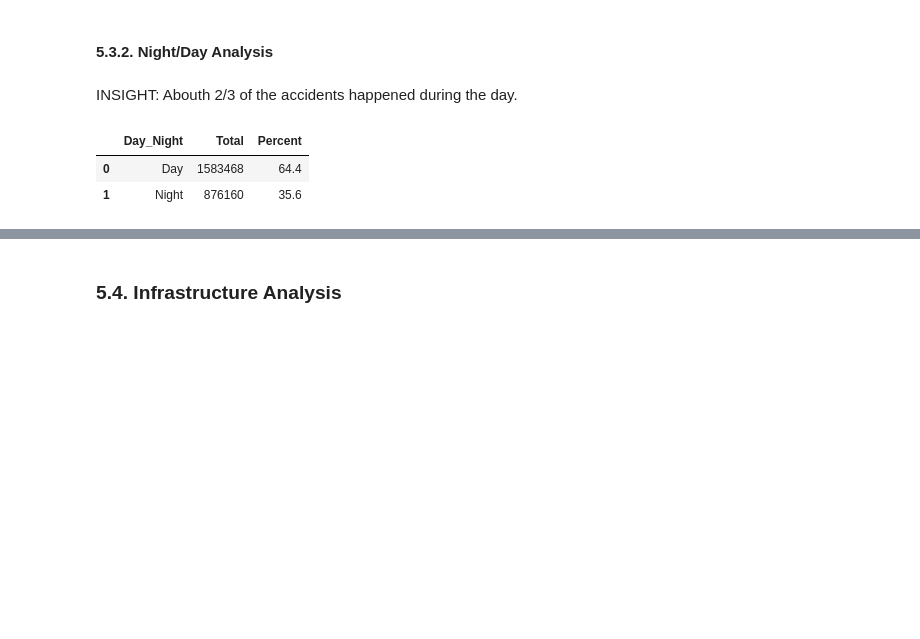
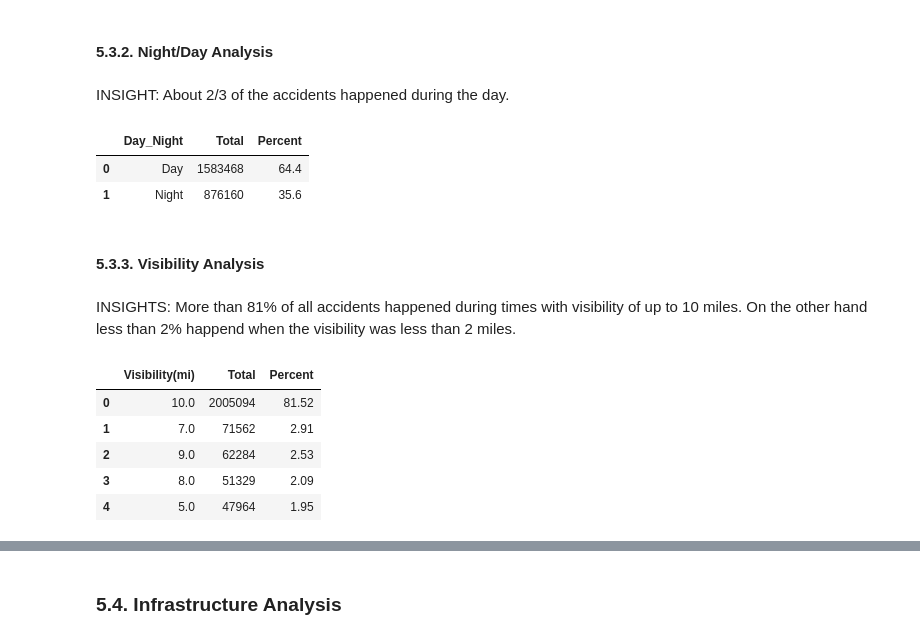
Before and after one commit to lyubol/Exploratory-Data-Analysis, a Jupyter notebook: EDA - US Accidents/US Accidents-checkpoint.ipynb, the cells around one changed output, grey strips where cells are left out. Drawn from its saved outputs; the diff is of its cells as text; code cells hidden in the pictures; blank space fills up the shorter version.

```diff
--- a/EDA - US Accidents/US Accidents-checkpoint.ipynb
+++ b/EDA - US Accidents/US Accidents-checkpoint.ipynb
@@ -798,7 +798,7 @@ df_accidents_temperature_bins
 # %% [markdown]
 #### 5.3.2. Night/Day Analysis
 # %% [markdown]
-INSIGHT: Abouth 2/3 of the accidents happened during the day.
+INSIGHT: About 2/3 of the accidents happened during the day.
 # %%
 # Calculate total accidents by time of day (day or night)
 df_accidents_day_night = (
@@ -819,3 +819,33 @@ df_accidents_day_night
 |  | Day_Night | Total | Percent |
 | 0 | Day | 1583468 | 64.4 |
 | 1 | Night | 876160 | 35.6 |
+# %% [markdown]
+#### 5.3.3. Visibility Analysis
+# %% [markdown]
+INSIGHTS: More than 81% of all accidents happened during times with visibility of up to 10 miles. On the other hand less than 2% happend when the visibility was less than 2 miles.
+# %%
+# Calculate total accidents by visibility in miles
+df_accidents_visibility = (
+    df.round({"Visibility(mi)":2})["Visibility(mi)"]
+    .value_counts()
+    .reset_index()
+    .rename(
+        columns={
+            "index":"Visibility(mi)",
+            "Visibility(mi)":"Total"
+        }
+    )
+)
+
+df_accidents_visibility["Percent"] = (
+    round((df_accidents_visibility["Total"] / df_accidents_visibility["Total"].sum()) * 100, 2)
+)
+
+df_accidents_visibility.sort_values(by="Percent", ascending=False).head()
+# %% [output]
+|  | Visibility(mi) | Total | Percent |
+| 0 | 10.0 | 2005094 | 81.52 |
+| 1 | 7.0 | 71562 | 2.91 |
+| 2 | 9.0 | 62284 | 2.53 |
+| 3 | 8.0 | 51329 | 2.09 |
+| 4 | 5.0 | 47964 | 1.95 |
```
Also changed, not shown: parts of 8 cells of this notebook.
